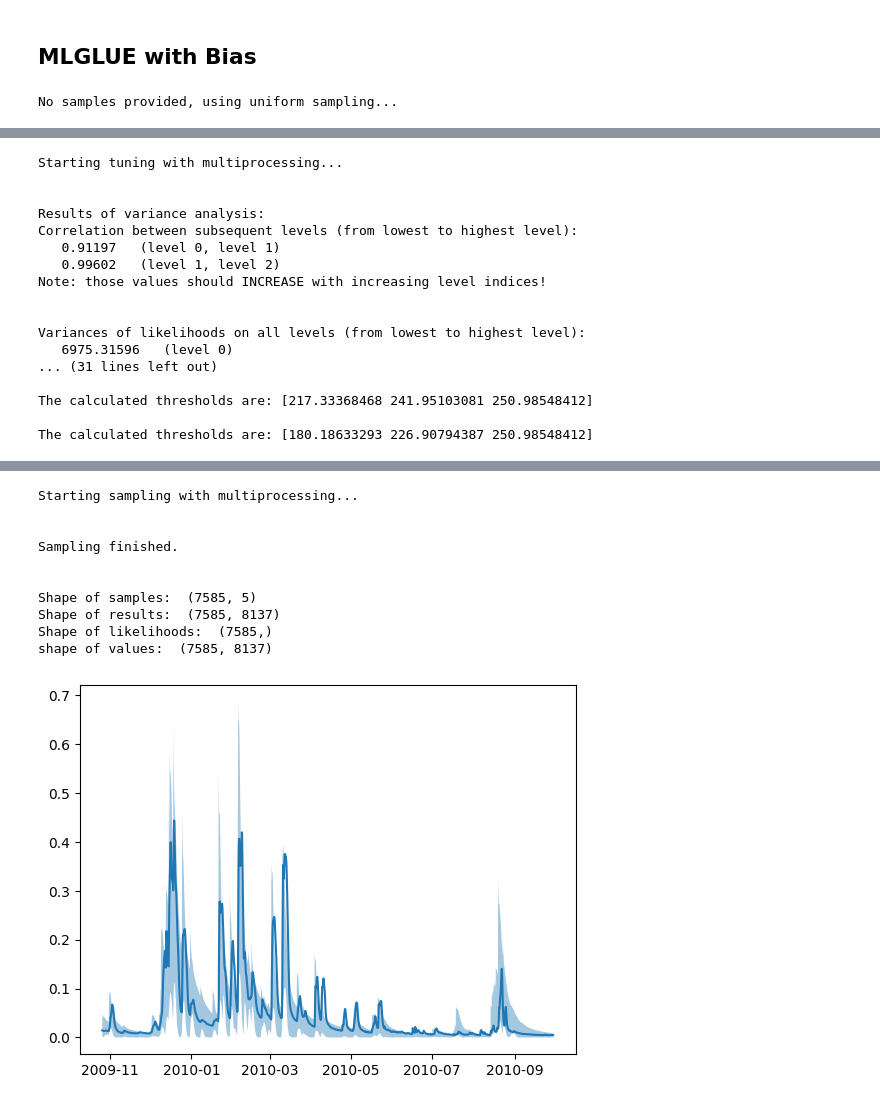
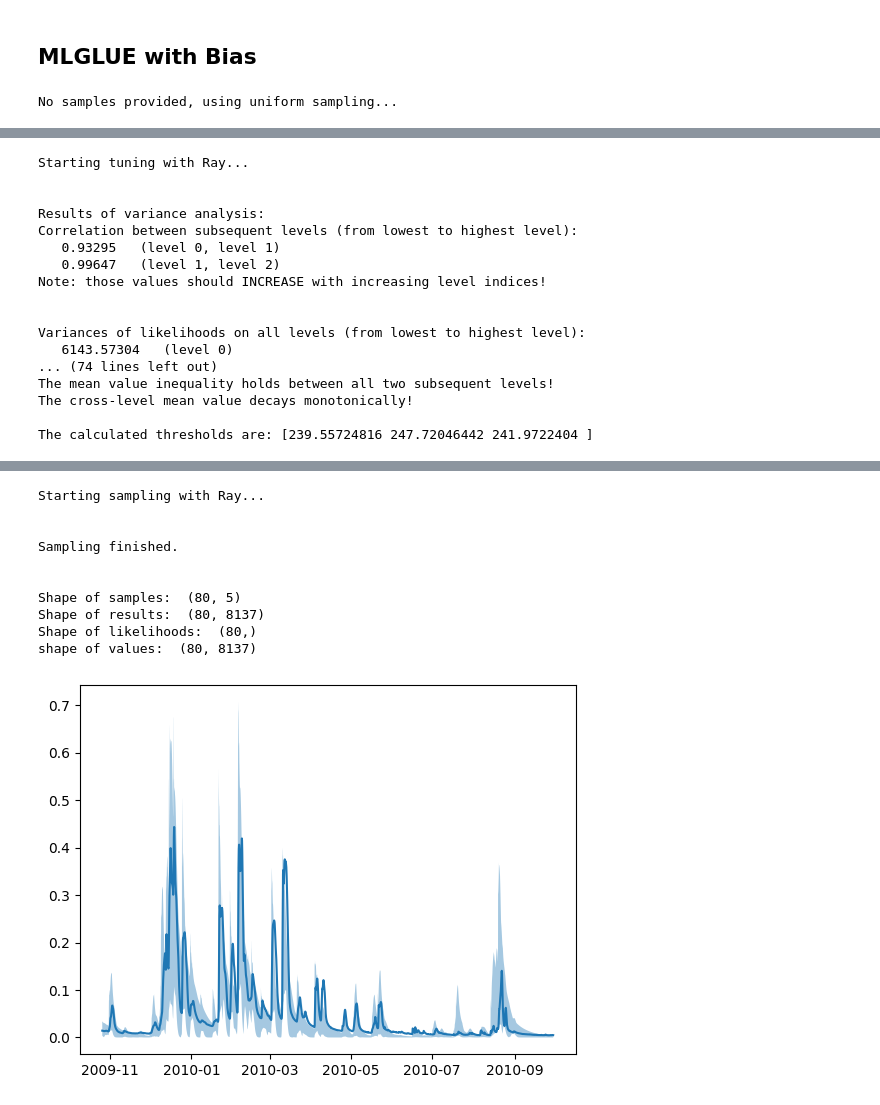
Before and after one commit to iGW-TU-Dresden/MLGLUE, a Jupyter notebook: Examples/EX01_hydrological_model.ipynb, the cells around one changed output, grey strips where cells are left out. Saved outputs shown, nothing was run; the diff lists cells and outputs as text; code cells hidden in the pictures.

```diff
--- a/Examples/EX01_hydrological_model.ipynb
+++ b/Examples/EX01_hydrological_model.ipynb
@@ -331,11 +331,11 @@ mlglue = MLGLUE.MLGLUE(
     upper_bounds=[1000., 2., 1., .1, .5],
     lower_bounds=[1., 0.1, 0., 0., 0.],
     obs=qout_series.values[warmup:],
-    n_samples=100_000,
+    n_samples=1_000,
     n_levels=3,
     multiprocessing=True,
-    n_processors=None,
-    tuning=.1,
+    n_processors=4,
+    tuning=.2,
     hierarchy_analysis=False,
     include_bias=False
 )
@@ -425,11 +425,11 @@ mlglue = MLGLUE.MLGLUE(
     upper_bounds=[1000., 2., 1., .1, .5],
     lower_bounds=[1., 0.1, 0., 0., 0.],
     obs=qout_series.values[warmup:],
-    n_samples=100_000,
+    n_samples=1_000,
     n_levels=3,
     multiprocessing=True,
-    n_processors=None,
-    tuning=.1,
+    n_processors=4,
+    tuning=.2,
     hierarchy_analysis=False,
     include_bias=True
 )
@@ -464,17 +464,17 @@ No samples provided, using uniform sampling...
-Starting tuning with multiprocessing...
+Starting tuning with Ray...
 
 
 Results of variance analysis:
 Correlation between subsequent levels (from lowest to highest level):
-   0.91197   (level 0, level 1)
-   0.99602   (level 1, level 2)
+   0.93295   (level 0, level 1)
+   0.99647   (level 1, level 2)
 Note: those values should INCREASE with increasing level indices!
 
 
 Variances of likelihoods on all levels (from lowest to highest level):
-   6975.31596   (level 0)
-... (31 lines left out)
+   6143.57304   (level 0)
+... (74 lines left out)
+The mean value inequality holds between all two subsequent levels!
+The cross-level mean value decays monotonically!
 
-The calculated thresholds are: [217.33368468 241.95103081 250.98548412]
-
-The calculated thresholds are: [180.18633293 226.90794387 250.98548412]
+The calculated thresholds are: [239.55724816 247.72046442 241.9722404 ]
@@ -482,14 +482,14 @@ The calculated thresholds are: [180.18633293 226.90794387 250.98548412]
-Starting sampling with multiprocessing...
+Starting sampling with Ray...
 
 
 Sampling finished.
 
 
-Shape of samples:  (7585, 5)
-Shape of results:  (7585, 8137)
-Shape of likelihoods:  (7585,)
-shape of values:  (7585, 8137)
+Shape of samples:  (80, 5)
+Shape of results:  (80, 8137)
+Shape of likelihoods:  (80,)
+shape of values:  (80, 8137)
-[figure, old version]
+[figure, new version]
 # %%
 fig, ax = plt.subplots()
 
```
Also changed, not shown: parts of 5 cells of this notebook, 2 other files.
